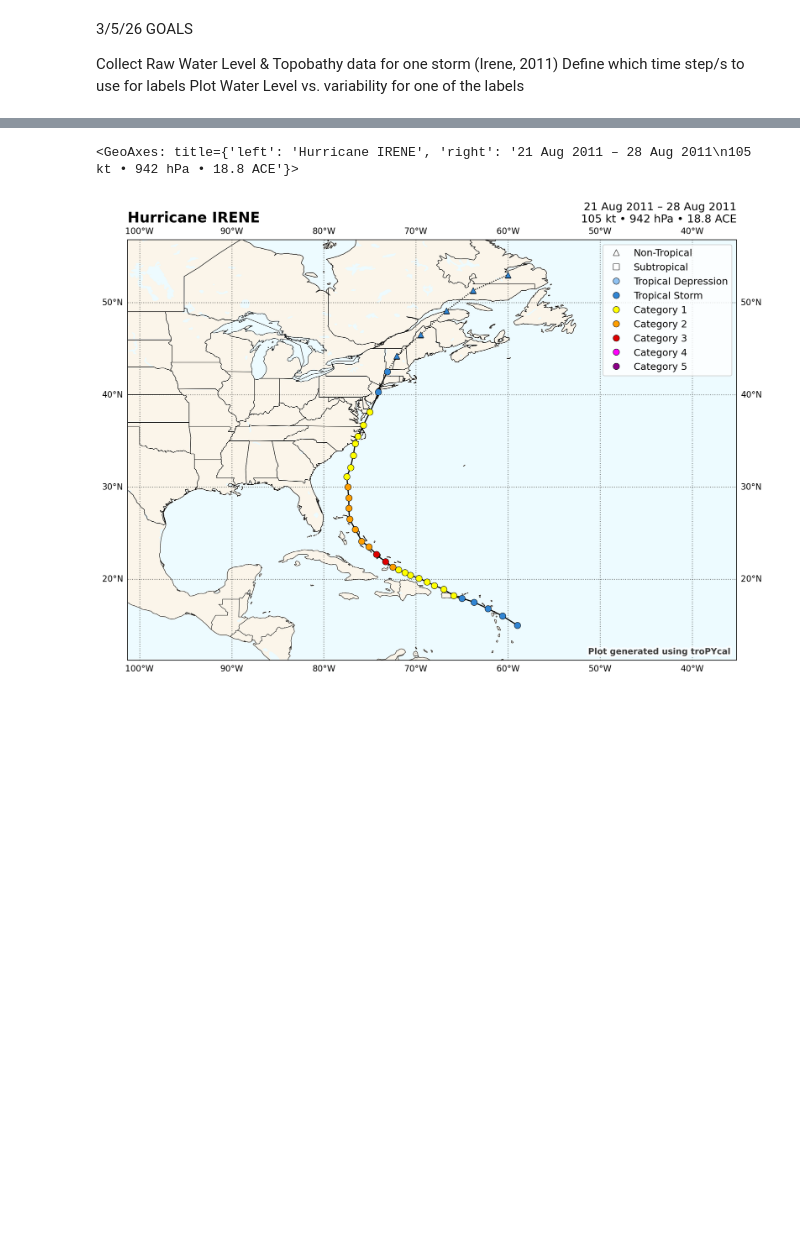
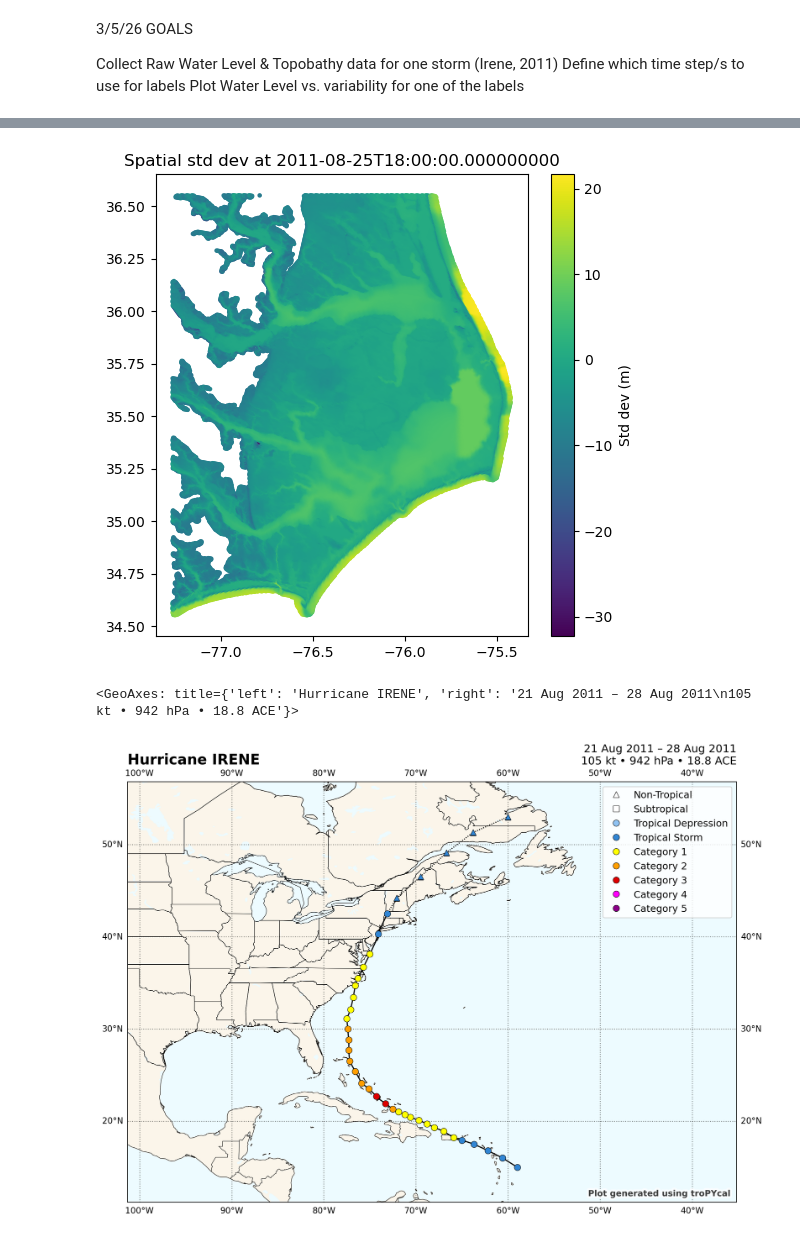
Before and after one commit to qhsimmons/CORA_AOSC650, a Jupyter notebook: Collect_Raw_Data.ipynb, the cells around one changed output, grey strips where cells are left out. Cells and saved outputs as stored; diff of their text form; code cells hidden in the pictures; blank space fills up the shorter version.

```diff
--- a/Collect_Raw_Data.ipynb
+++ b/Collect_Raw_Data.ipynb
@@ -270,16 +481,20 @@ Data variables: (12/16)
 # %%
-# plt.figure(figsize=(6,6))
-# t=72
-# plt.scatter(
-#     zeta_subset.lon,
-#     zeta_subset.lat,
-#     c=std_feature[:, t],
-#     s=5
-# )
+plt.figure(figsize=(6,6))
+t='2011-08-25T18:00:00.000000000'
 
-# plt.colorbar(label="Std dev (m)")
-# plt.title(f"Spatial std dev at time {t}")
-# plt.show()
+
+plt.scatter(
+    combined_ds_newfeats["lon"],
+    combined_ds_newfeats["lat"],
+    c=combined_ds_newfeats["bathy"],
+    s=5
+)
+
+plt.colorbar(label="Std dev (m)")
+plt.title(f"Spatial std dev at {t}")
+plt.show()
+# %% [output]
+[figure, added]
 # %%
 irene.plot()
 # %% [output]
```
Also changed, not shown: parts of 14 cells of this notebook, 1 other file.
